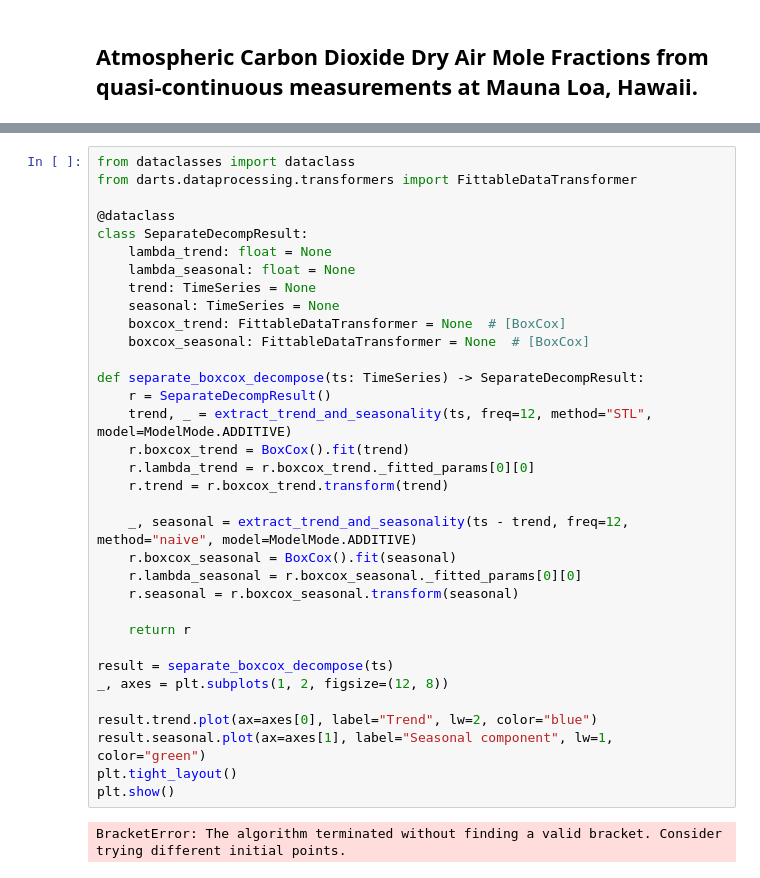
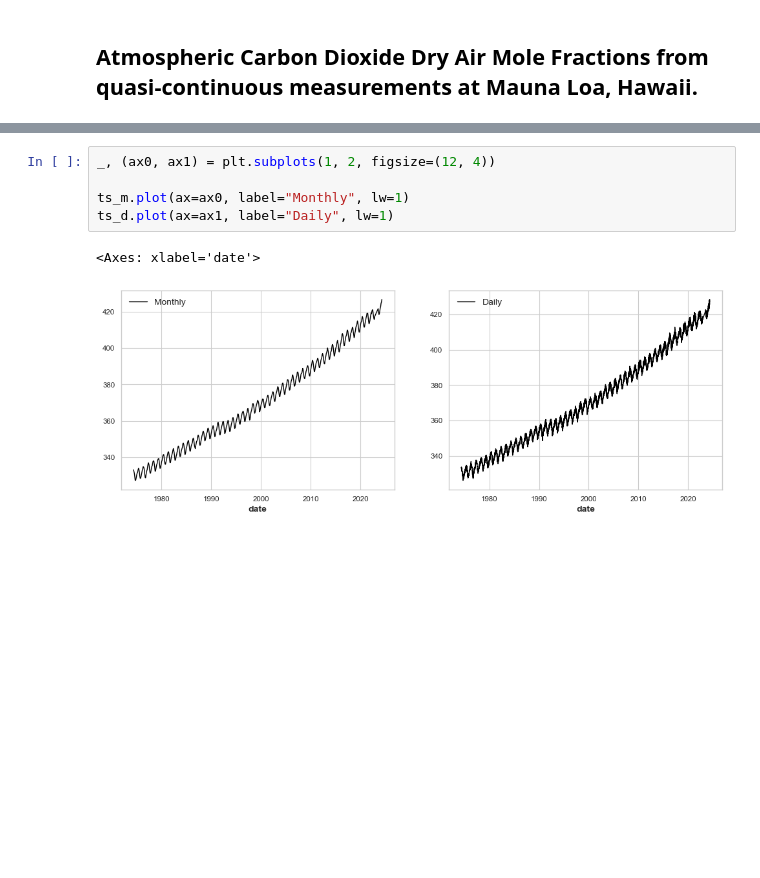
Before and after one commit to JanDuchscherer104/time-series-analysis, a Jupyter notebook: notebooks/ex03_mlo_decomposition.ipynb, the cells around one changed output, grey strips where cells are left out. Cells and saved outputs as stored; diff of their text form; blank space fills up the shorter version.

```diff
--- a/notebooks/ex03_mlo_decomposition.ipynb
+++ b/notebooks/ex03_mlo_decomposition.ipynb
@@ -150,36 +80,8 @@ interactive(children=(FloatSlider(value=-0.5, description='lmbda_trend', max=2.0
-# %%
-from dataclasses import dataclass
-from darts.dataprocessing.transformers import FittableDataTransformer
-
-@dataclass
-class SeparateDecompResult:
-    lambda_trend: float = None
-    lambda_seasonal: float = None
-    trend: TimeSeries = None
-    seasonal: TimeSeries = None
-    boxcox_trend: FittableDataTransformer = None  # [BoxCox]
-    boxcox_seasonal: FittableDataTransformer = None  # [BoxCox]
-
-def separate_boxcox_decompose(ts: TimeSeries) -> SeparateDecompResult:
-    r = SeparateDecompResult()
-    trend, _ = extract_trend_and_seasonality(ts, freq=12, method="STL", model=ModelMode.ADDITIVE)
-    r.boxcox_trend = BoxCox().fit(trend)
-    r.lambda_trend = r.boxcox_trend._fitted_params[0][0]
-    r.trend = r.boxcox_trend.transform(trend)
-
-    _, seasonal = extract_trend_and_seasonality(ts - trend, freq=12, method="naive", model=ModelMode.ADDITIVE)
-    r.boxcox_seasonal = BoxCox().fit(seasonal)
-    r.lambda_seasonal = r.boxcox_seasonal._fitted_params[0][0]
-    r.seasonal = r.boxcox_seasonal.transform(seasonal)
-
-    return r
-
-result = separate_boxcox_decompose(ts)
-_, axes = plt.subplots(1, 2, figsize=(12, 8))
-
-result.trend.plot(ax=axes[0], label="Trend", lw=2, color="blue")
-result.seasonal.plot(ax=axes[1], label="Seasonal component", lw=1, color="green")
-plt.tight_layout()
-plt.show()
-# %% [output]
-BracketError: The algorithm terminated without finding a valid bracket. Consider trying different initial points.
+# %%
+_, (ax0, ax1) = plt.subplots(1, 2, figsize=(12, 4))
+
+ts_m.plot(ax=ax0, label="Monthly", lw=1)
+ts_d.plot(ax=ax1, label="Daily", lw=1)
+# %% [output]
+<Axes: xlabel='date'>
+[figure, added]
```
Also changed, not shown: parts of 21 cells of this notebook.
